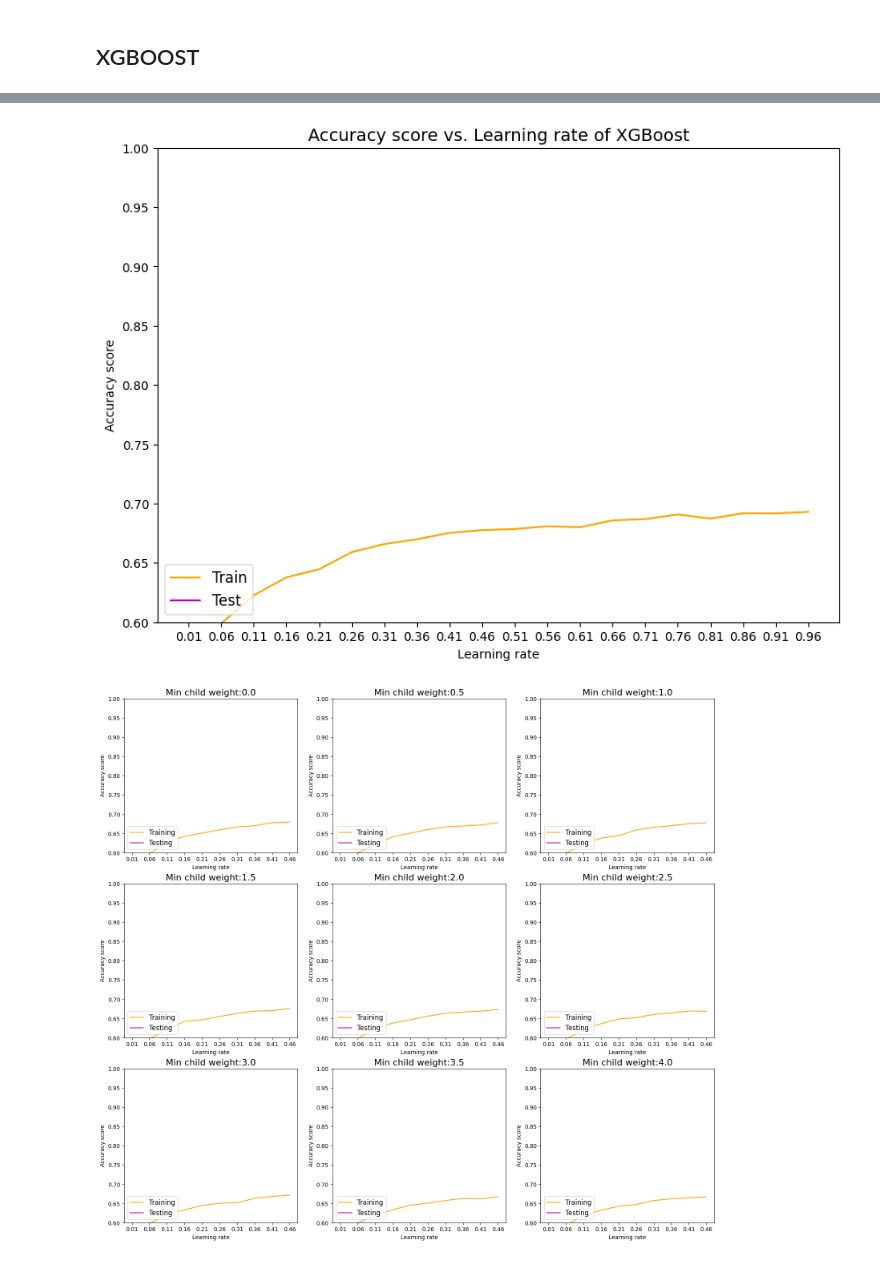
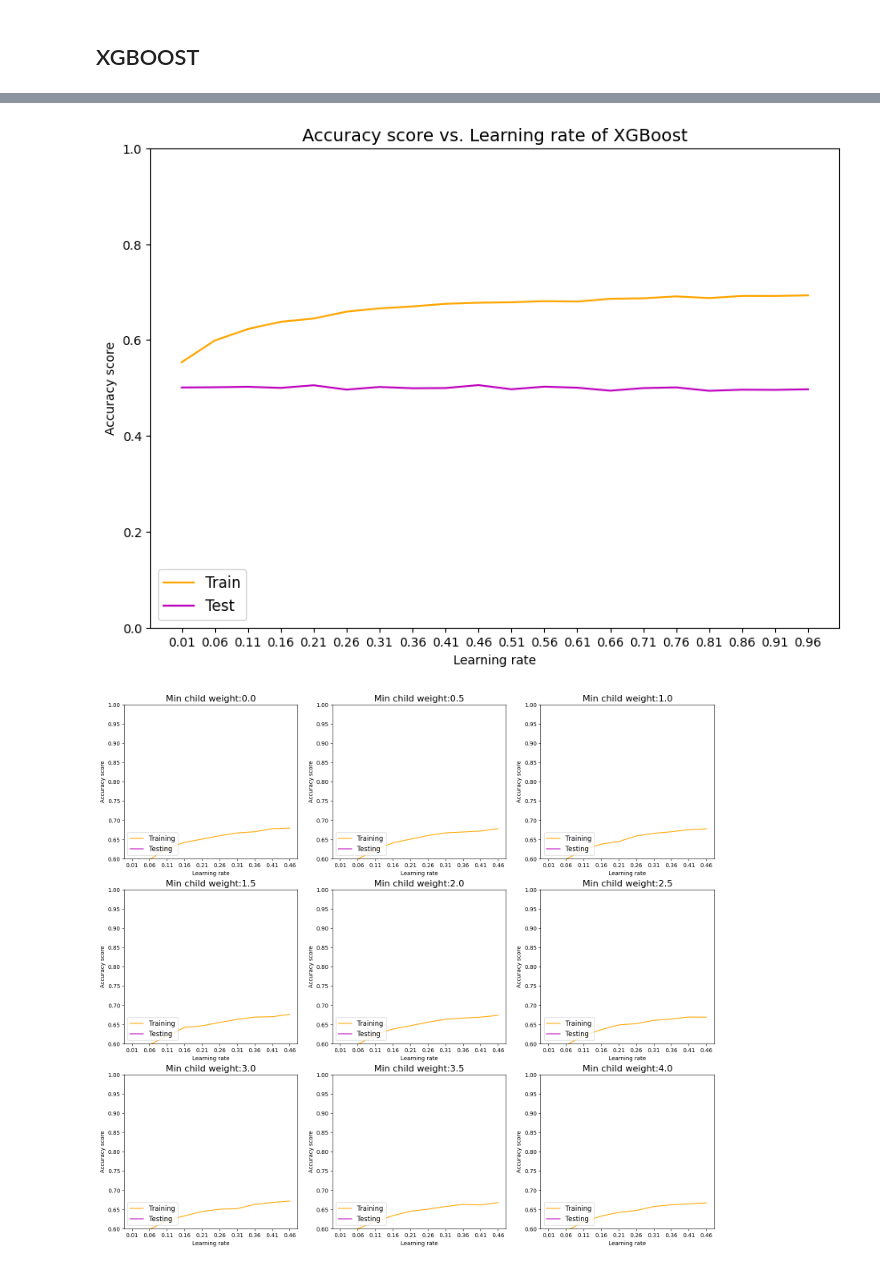
Before and after one commit to AmarjeetMohanty/SunBaseData, a Jupyter notebook: model.ipynb, the cells around one changed output, grey strips where cells are left out. Saved outputs shown, nothing was run; the diff lists cells and outputs as text; code cells hidden in the pictures.

```diff
--- a/model.ipynb
+++ b/model.ipynb
@@ -205,16 +254,16 @@ for lr in learning_rate_range:
 # %%
 fig = plt.figure(figsize=(10, 7))
 plt.plot(learning_rate_range, train_XG, c='orange', label='Train')
 plt.plot(learning_rate_range, test_XG, c='m', label='Test')
 plt.xlabel('Learning rate')
 plt.xticks(learning_rate_range)
 plt.ylabel('Accuracy score')
-plt.ylim(0.6, 1)
+plt.ylim(0.0, 1)
 plt.legend(prop={'size': 12}, loc=3)
 plt.title('Accuracy score vs. Learning rate of XGBoost', size=14)
 plt.show()
 # %% [output]
-[figure, old version]
+[figure, new version]
 # %%
 # new learning rate range
 learning_rate_range = np.arange(0.01, 0.5, 0.05)
```
Also changed, not shown: parts of 13 cells of this notebook.
